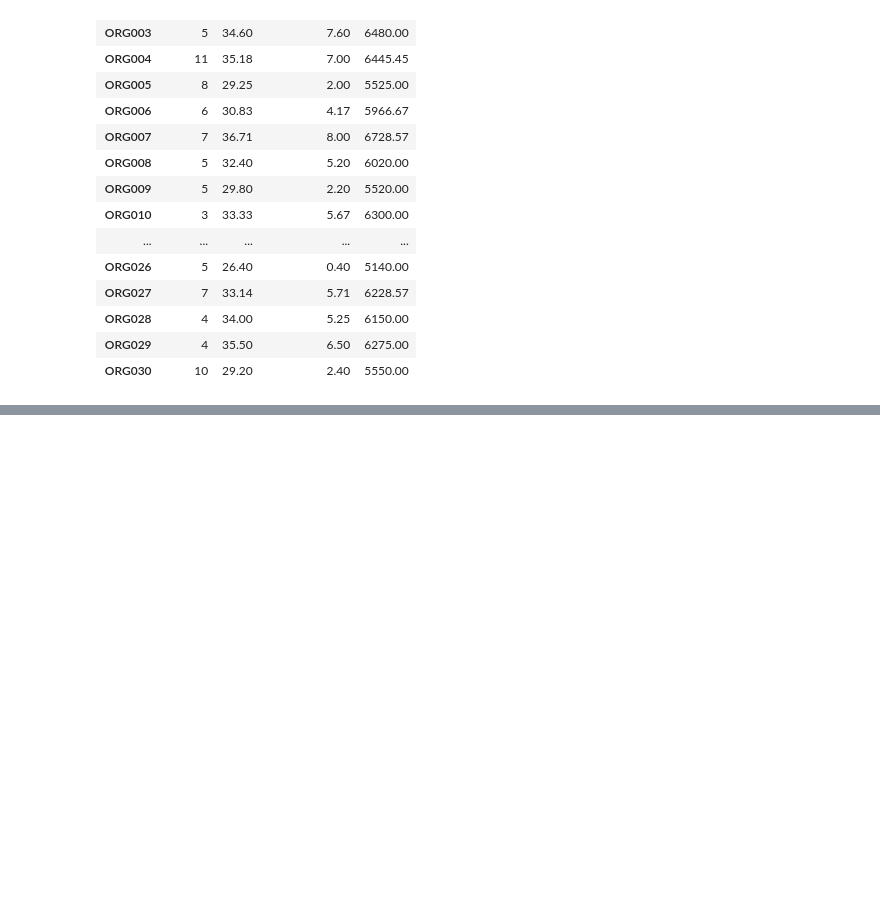
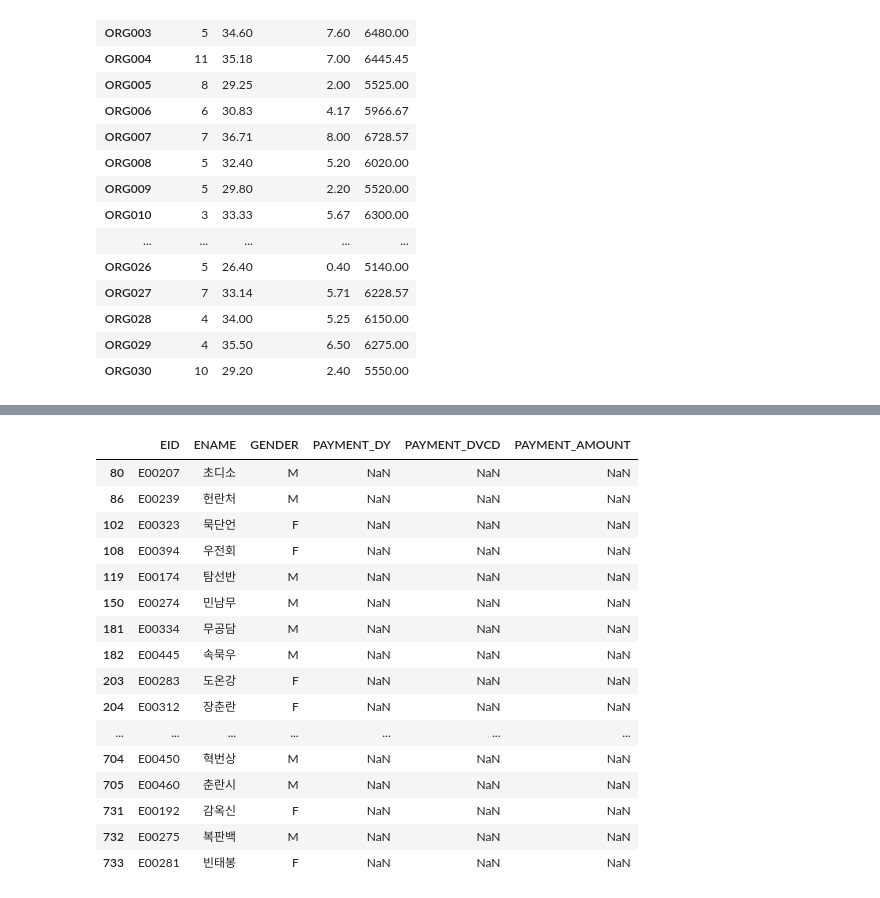
Before and after one commit to hyerimmmmm/SWDataAnalysisClass, a Jupyter notebook: pythonStudy/LIB/hr데이터 실습.ipynb, the cells around one changed output, grey strips where cells are left out. Saved outputs shown, nothing was run; the diff lists cells and outputs as text; code cells hidden in the pictures; blank space fills up the shorter version.

```diff
--- a/pythonStudy/LIB/hr데이터 실습.ipynb
+++ b/pythonStudy/LIB/hr데이터 실습.ipynb
@@ -198,0 +200,4 @@ merge
+# %%
+# 급여 지급 내역 데이터 로딩
+hr_pay_info = pd.read_csv('hr-pay-info.csv', encoding = 'euc-kr')
+hr_pay_info
@@ -198,0 +229,9 @@ merge
+# %%
+# 둘 다 가지고 있는 EID 컬럼을 중심으로 merge
+# 사원 정보데이터에서, 사용할 EID, 이름, 성별만 추출
+hr_info_df = hr_info[['EID', 'ENAME', 'GENDER']]
+# %%
+# 사원 정보데이터 기준으로 merge
+total_salary_df1 = pd.merge(hr_info_df, hr_pay_info, how = 'left', on = 'EID')
+total_salary_df1
+# 병합시, 'EID' 열을 기준으로 병합, 왼쪽 데이터 기준으로 병합
@@ -198,0 +289,22 @@ merge
+# %%
+# 불리언 인덱싱
+no_money = total_salary_df1[total_salary_df1['PAYMENT_DY'].isnull()]
+no_money
+# %% [output]
+|  | EID | ENAME | GENDER | PAYMENT_DY | PAYMENT_DVCD | PAYMENT_AMOUNT |
+| 80 | E00207 | 초디소 | M | NaN | NaN | NaN |
+| 86 | E00239 | 헌란처 | M | NaN | NaN | NaN |
+| 102 | E00323 | 묵단언 | F | NaN | NaN | NaN |
+| 108 | E00394 | 우전회 | F | NaN | NaN | NaN |
+| 119 | E00174 | 탐선반 | M | NaN | NaN | NaN |
+| 150 | E00274 | 민남무 | M | NaN | NaN | NaN |
+| 181 | E00334 | 무공담 | M | NaN | NaN | NaN |
+| 182 | E00445 | 속묵우 | M | NaN | NaN | NaN |
+| 203 | E00283 | 도온강 | F | NaN | NaN | NaN |
+| 204 | E00312 | 장춘란 | F | NaN | NaN | NaN |
+| ... | ... | ... | ... | ... | ... | ... |
+| 704 | E00450 | 혁번상 | M | NaN | NaN | NaN |
+| 705 | E00460 | 춘란시 | M | NaN | NaN | NaN |
+| 731 | E00192 | 감옥신 | F | NaN | NaN | NaN |
+| 732 | E00275 | 복판백 | M | NaN | NaN | NaN |
+| 733 | E00281 | 빈태봉 | F | NaN | NaN | NaN |
```
Also changed, not shown: parts of 10 cells of this notebook, 1 other file.
